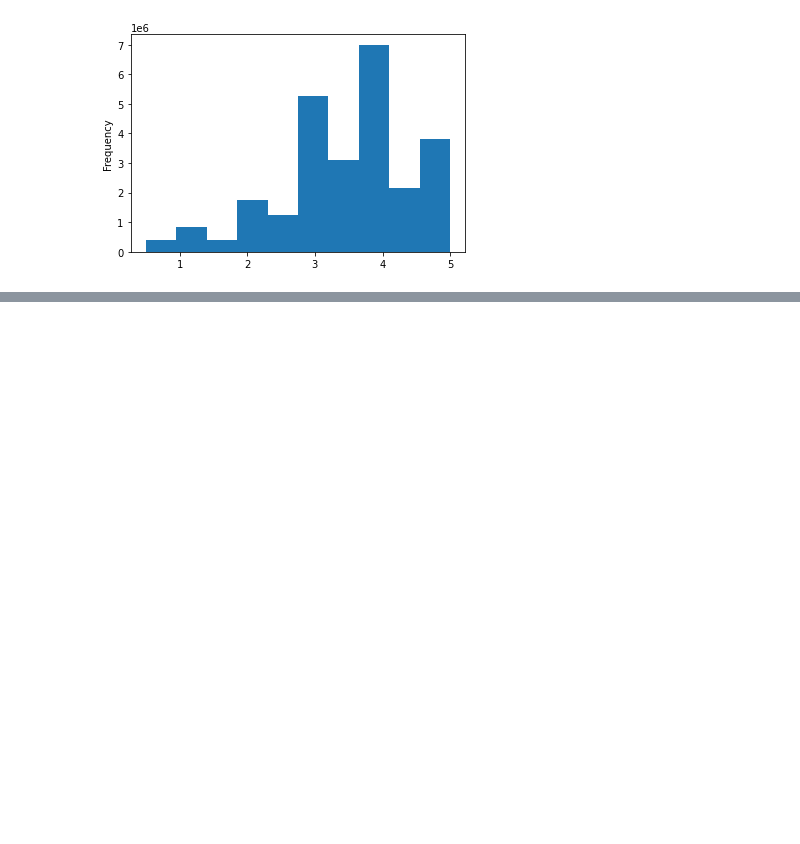
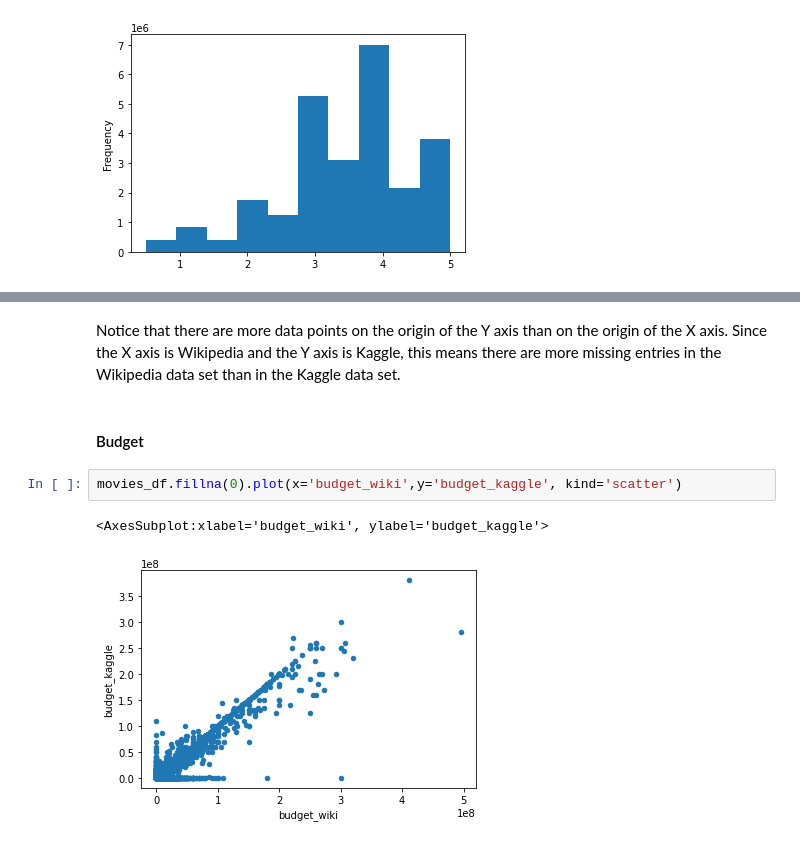
Before and after one commit to yempi/Movies-ETL, a Jupyter notebook: wiki-movies_ETL.ipynb, the cells around one changed output, grey strips where cells are left out. Saved outputs shown, nothing was run; the diff lists cells and outputs as text; blank space fills up the shorter version.

```diff
--- a/wiki-movies_ETL.ipynb
+++ b/wiki-movies_ETL.ipynb
@@ -761,0 +827,9 @@ Name: rating, dtype: float64
+# %% [markdown]
+Notice that there are more data points on the origin of the Y axis than on the origin of the X axis. Since the X axis is Wikipedia and the Y axis is Kaggle, this means there are more missing entries in the Wikipedia data set than in the Kaggle data set.
+# %% [markdown]
+#### Budget
+# %%
+movies_df.fillna(0).plot(x='budget_wiki',y='budget_kaggle', kind='scatter')
+# %% [output]
+<AxesSubplot:xlabel='budget_wiki', ylabel='budget_kaggle'>
+[figure, added]
```
Also changed, not shown: parts of 36 cells of this notebook.
